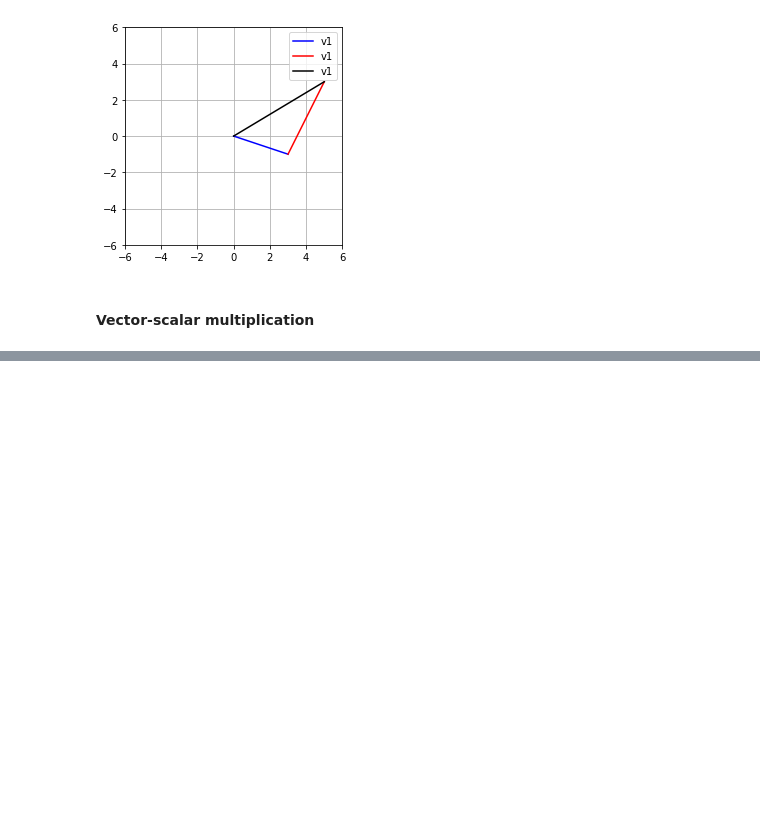
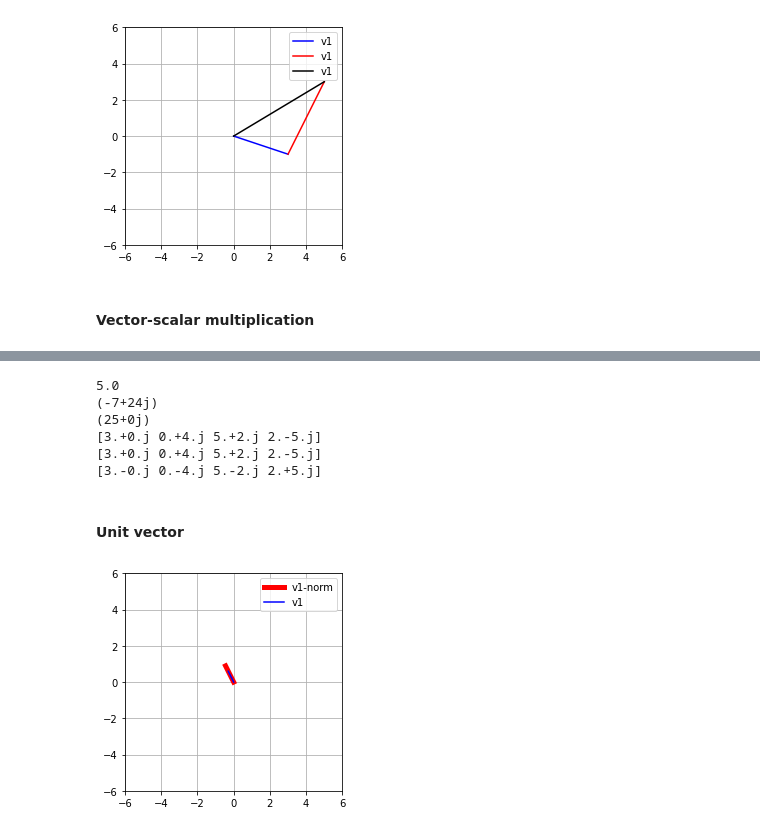
Before and after one commit to chyumin/learning, a Jupyter notebook: linear_algebra/Section 2 - Vectors.ipynb, the cells around one changed output, grey strips where cells are left out. Saved outputs shown, nothing was run; the diff lists cells and outputs as text; code cells hidden in the pictures; blank space fills up the shorter version.

```diff
--- a/linear_algebra/Section 2 - Vectors.ipynb
+++ b/linear_algebra/Section 2 - Vectors.ipynb
@@ -55,0 +241,44 @@ plt.show()
+# %%
+z = np.complex(3, 4)
+
+# magnitude
+print(np.linalg.norm(z))
+
+# by transpose?
+print(np.transpose(z)*z)
+
+# by Hermitian transpose
+print(np.transpose(z.conjugate())*z)
+
+# complex vector
+v = np.array([3, 4j, 5+2j, np.complex(2, -5)])
+print(v.T)
+print(np.transpose(v))
+print(np.transpose(v.conjugate()))
+# %% [output]
+5.0
+(-7+24j)
+(25+0j)
+[3.+0.j 0.+4.j 5.+2.j 2.-5.j]
+[3.+0.j 0.+4.j 5.+2.j 2.-5.j]
+[3.-0.j 0.-4.j 5.-2.j 2.+5.j]
+# %% [markdown]
+#### Unit vector
+# %%
+v1 = np.array([-.3, .6])
+
+# mu
+mu = 1/np.linalg.norm(v1)
+
+v1n = v1*mu
+
+plt.plot([0, v1n[0]], [0, v1n[1]], 'r', label='v1-norm', linewidth=5)
+plt.plot([0, v1[0]], [0, v1[1]], 'b', label='v1')
+
+plt.axis('square')
+plt.axis(( -6, 6, -6, 6 ))
+plt.grid()
+plt.legend()
+plt.show()
+# %% [output]
+[figure, added]
```
Also changed, not shown: parts of 20 cells of this notebook.
